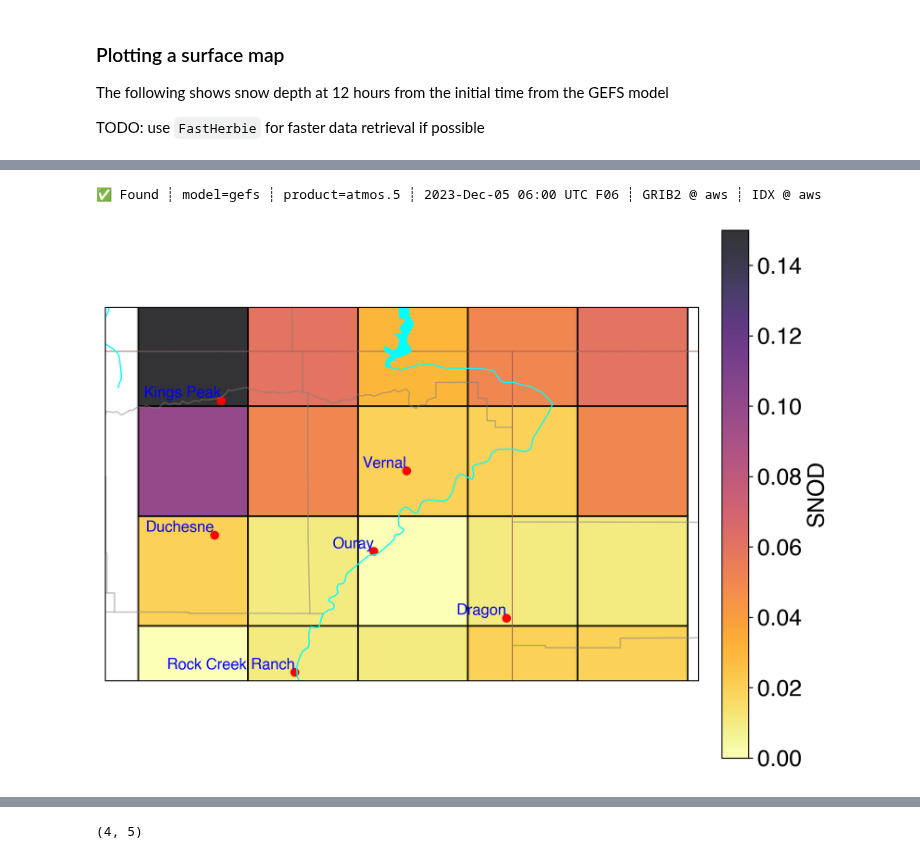
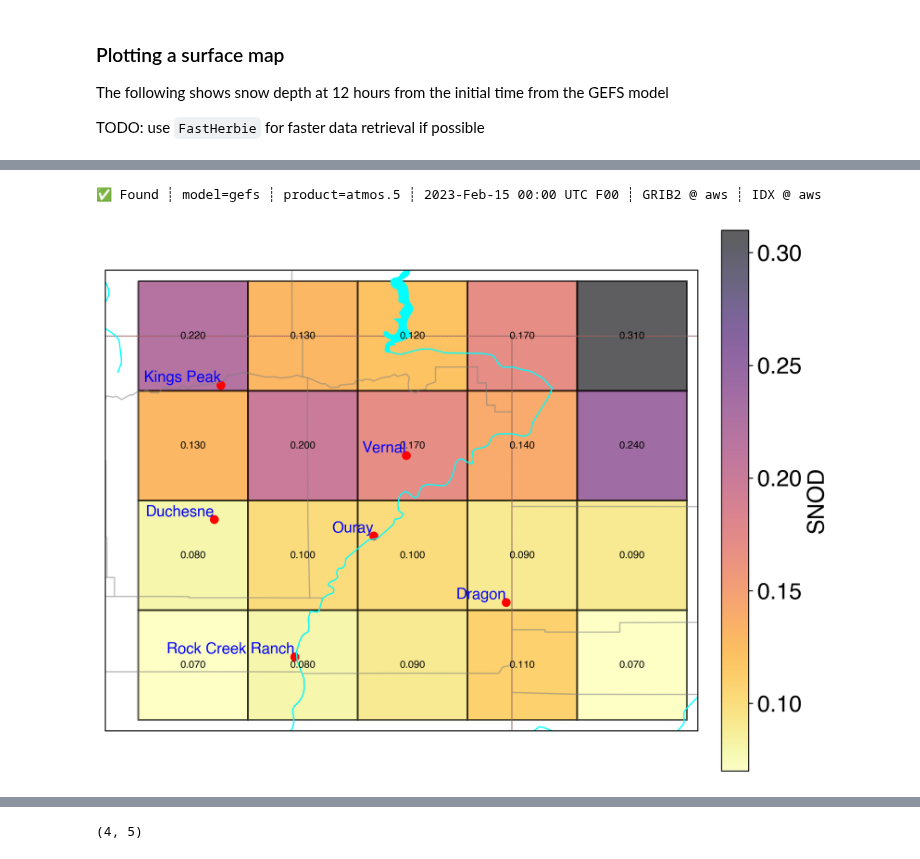
Before and after one commit to Bingham-Research-Center/clyfar, a Jupyter notebook: nwp/gefs_0p5_demo.ipynb, the cells around one changed output, grey strips where cells are left out. Saved outputs shown, nothing was run; the diff lists cells and outputs as text; code cells hidden in the pictures.

```diff
--- a/nwp/gefs_0p5_demo.ipynb
+++ b/nwp/gefs_0p5_demo.ipynb
@@ -22,3 +37,15 @@ from utils.lookups import elevations
 # %%
 lon, lat = (360 - 109.6774, 40.0891) # Where is this?
-init_dt = datetime.datetime(2023,12,5,6,0,0)
+init_dt = datetime.datetime(2023,2,15,0,0,0)
+init_dt_tz = init_dt.astimezone(pytz.timezone("UTC"))
+local_t0 = init_dt.astimezone(pytz.timezone('US/Mountain'))
+my_extent = [-110.9, -108.2, 41.3, 39.2]
+fchr = 0
+remove_grib = False
+
+year = 2023
+snow_stids = ['COOPJENU1', 'COOPFTDU1', 'COOPALMU1', 'COOPDINU1', 'COOPROSU1',
+              'COOPVELU1', 'COOPDSNU1', 'COOPOURU1', 'COOPNELU1']
+wind_stids = ['DURU1', 'A1622', 'SPMU1', 'QV4', 'WAXU1', 'E8302', 'KVEL', 'QRS', 'MYT5']
+solar_stids = ["DURU1", "A1622", "SPMU1", "WAXU1"] # NOW VERY DIFFERENT
+mslp_stids = ["KVEL",]
@@ -47,12 +114,11 @@ H.inventory()
 71 rows × 11 columns
 # %%
-ds_snow = GEFSData.get_cropped_data(init_dt, fxx=6, q_str=":SNOD:", product="atmos.5", remove_grib=False)
-fig, ax = plotting.surface_plot(ds_snow, "sde", fchr=0, label="SNOD", save=None,
-                                    # vlim=(1, None), levels=clvs, plot_type="contourf",
-                                    my_extent=[-110.9, -108.2, 41.2, 39.5]
+ds_snow1 = GEFSData.get_cropped_data(init_dt, fxx=fchr, q_str=":SNOD:", product="atmos.5", remove_grib=remove_grib, member="c00")
+fig, ax = plotting.surface_plot(ds_snow1, "sde", fchr=0, label="SNOD", save=None,
+                                    my_extent=my_extent, annotate_vals=True, decimal_places=3,
                                     )
 fig.show()
 # %% [output]
-✅ Found ┊ model=gefs ┊ product=atmos.5 ┊ 2023-Dec-05 06:00 UTC F06 ┊ GRIB2 @ aws ┊ IDX @ aws
+✅ Found ┊ model=gefs ┊ product=atmos.5 ┊ 2023-Feb-15 00:00 UTC F00 ┊ GRIB2 @ aws ┊ IDX @ aws
-[figure, old version]
+[figure, new version]
 # %%
```
Also changed, not shown: parts of 22 cells of this notebook, 26 other files.
